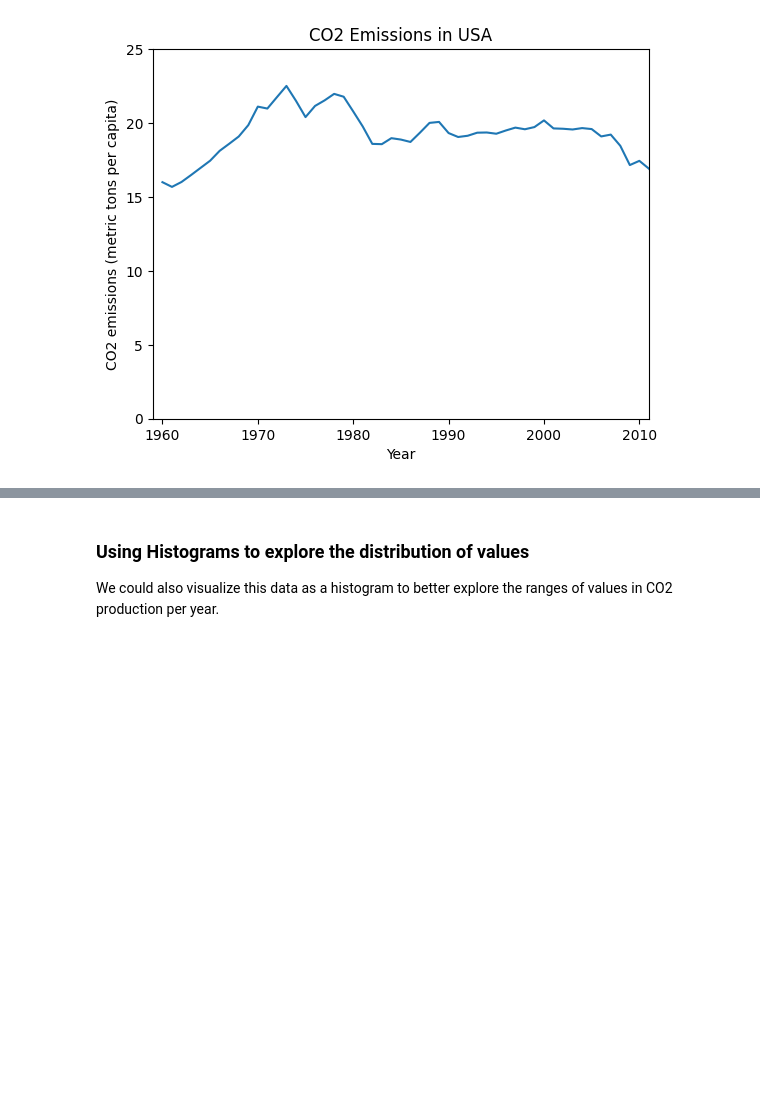
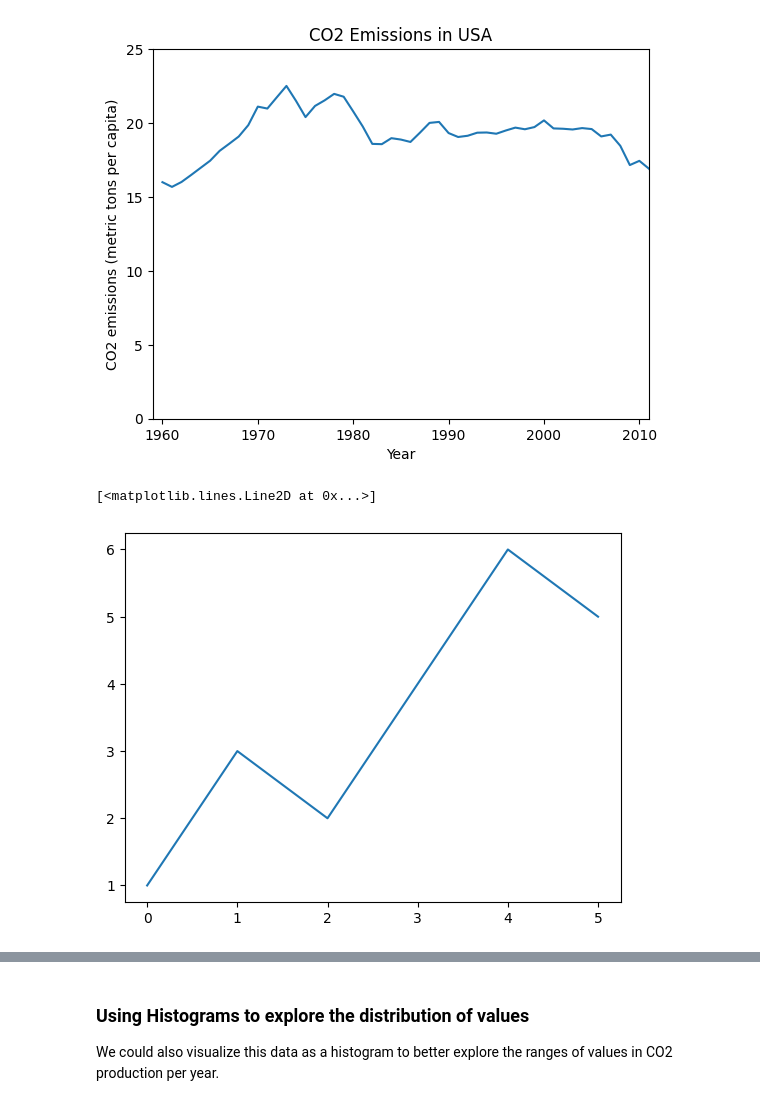
Before and after one commit to AkanchhaChoudhary/UCSanDiegoX-s-Data-Science-MicroMasters, a Jupyter notebook: Python_for_Data_Science/week-5/05a_Matplotlib_Notebook.ipynb, the cells around one changed output, grey strips where cells are left out. Cells and saved outputs as stored; diff of their text form; code cells hidden in the pictures; blank space fills up the shorter version.

```diff
--- a/Python_for_Data_Science/week-5/05a_Matplotlib_Notebook.ipynb
+++ b/Python_for_Data_Science/week-5/05a_Matplotlib_Notebook.ipynb
@@ -260,3 +260,14 @@ plt.axis([1959, 2011,0,25])
 plt.show()
 # %% [output]
 [figure]
+# %%
+import matplotlib.pyplot as plt
+import numpy as np
+
+x = np.array([0, 1, 2, 3, 4, 5])
+y = np.array([1, 3, 2, 4, 6, 5])
+# %%
+plt.plot(y)
+# %% [output]
+[<matplotlib.lines.Line2D at 0x...>]
+[figure, added]
```
Also changed, not shown: parts of 3 cells of this notebook, 9 other files.
